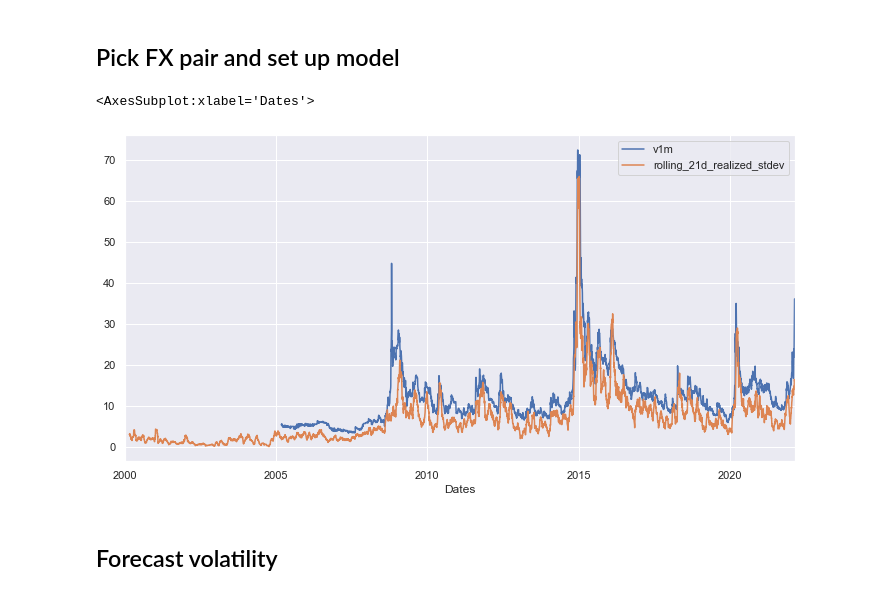
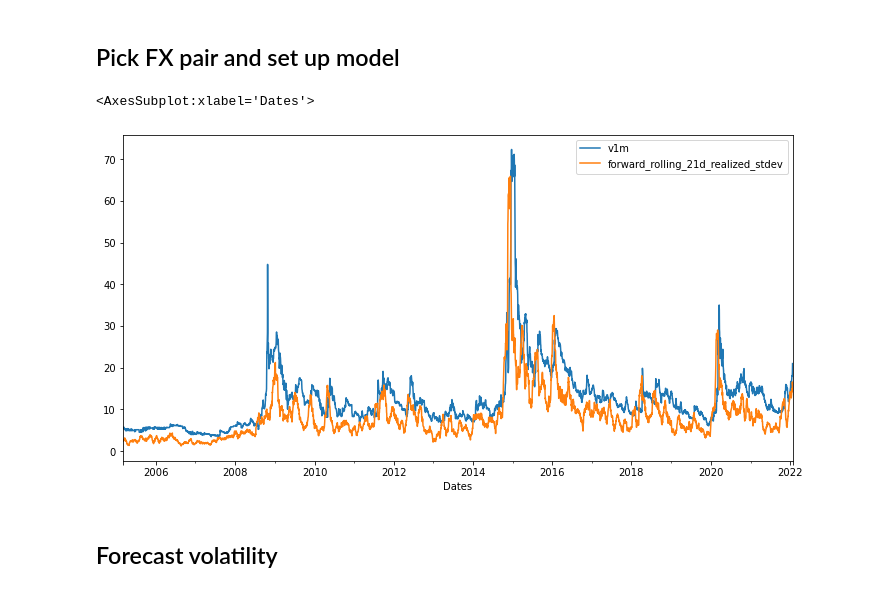
Before and after one commit to frederikbachdk/FXVolTrading, a Jupyter notebook: tradingstrategy/garch_trading.ipynb, the cells around one changed output. Drawn from its saved outputs; the diff is of its cells as text; code cells hidden in the pictures.

```diff
--- a/tradingstrategy/garch_trading.ipynb
+++ b/tradingstrategy/garch_trading.ipynb
@@ -35,10 +35,10 @@ dfs = { pair : import_data(fx_pair=pair) for pair in fx_pairs }
 # %%
 pair = 'USDRUB'
 # %%
-dfs[pair][['v1m','rolling_21d_realized_stdev']].plot(figsize=(12,6))
+dfs[pair][['v1m','forward_rolling_21d_realized_stdev']].dropna().plot(figsize=(12,6))
 # %% [output]
 <AxesSubplot:xlabel='Dates'>
-[figure, old version]
+[figure, new version]
 # %% [markdown]
 ## Forecast volatility
 # %%
```
Also changed, not shown: parts of 18 cells of this notebook, 7 other files.
